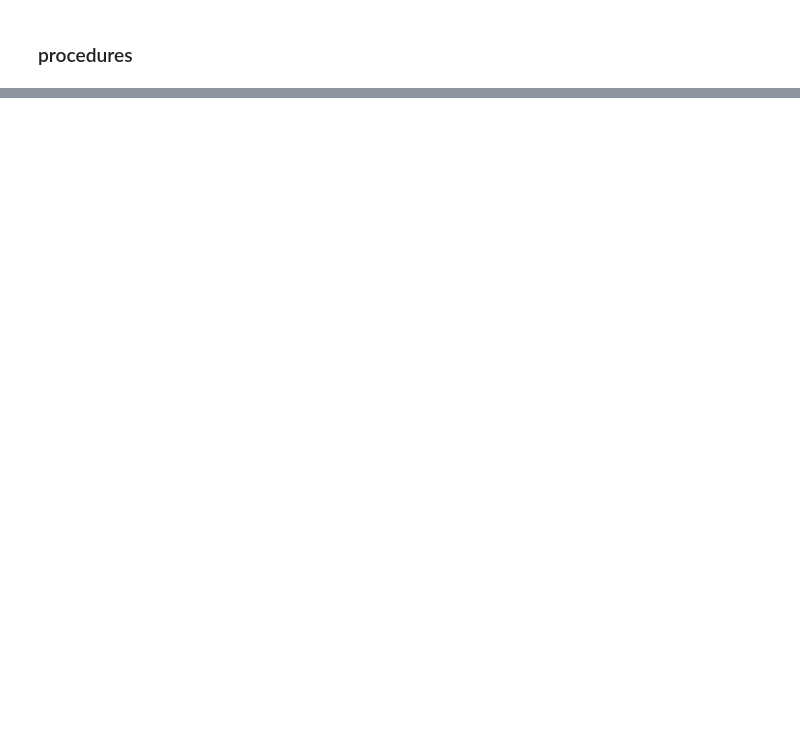
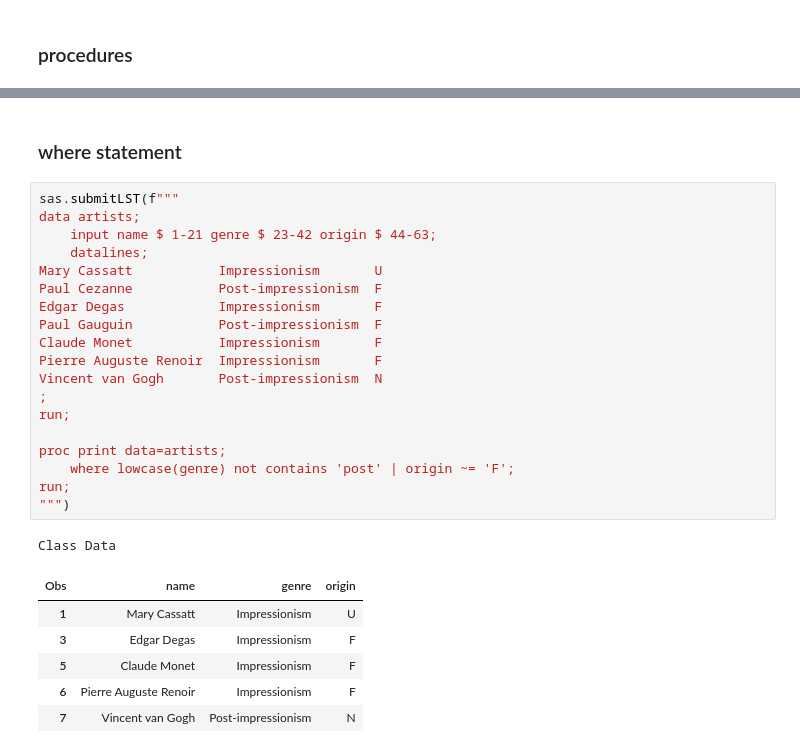
Before and after one commit to 0xdomyz/sas_collection, a Jupyter notebook: data/summary.ipynb, the cells around one changed output, grey strips where cells are left out. Saved outputs shown, nothing was run; the diff lists cells and outputs as text; blank space fills up the shorter version.

```diff
--- a/data/summary.ipynb
+++ b/data/summary.ipynb
@@ -92,0 +99,29 @@ End of Report
+# %% [markdown]
+### where statement
+# %%
+sas.submitLST(f"""
+data artists;
+    input name $ 1-21 genre $ 23-42 origin $ 44-63;
+    datalines;
+Mary Cassatt           Impressionism       U
+Paul Cezanne           Post-impressionism  F
+Edgar Degas            Impressionism       F
+Paul Gauguin           Post-impressionism  F
+Claude Monet           Impressionism       F
+Pierre Auguste Renoir  Impressionism       F
+Vincent van Gogh       Post-impressionism  N
+;
+run;
+
+proc print data=artists;
+    where lowcase(genre) not contains 'post' | origin ~= 'F';
+run;
+""")
+# %% [output]
+Class Data
+| Obs | name | genre | origin |
+| 1 | Mary Cassatt | Impressionism | U |
+| 3 | Edgar Degas | Impressionism | F |
+| 5 | Claude Monet | Impressionism | F |
+| 6 | Pierre Auguste Renoir | Impressionism | F |
+| 7 | Vincent van Gogh | Post-impressionism | N |
```
Also changed, not shown: parts of 15 cells of this notebook.
